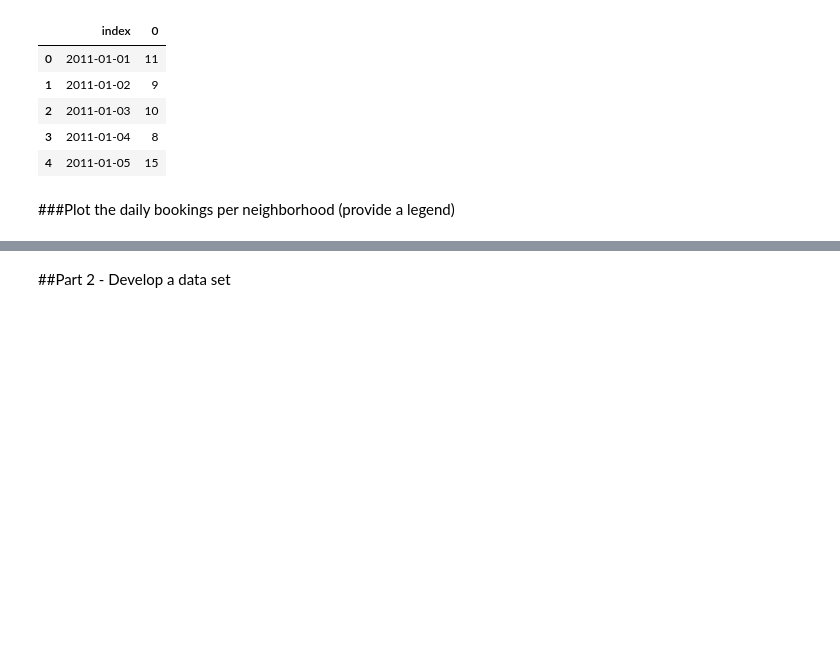
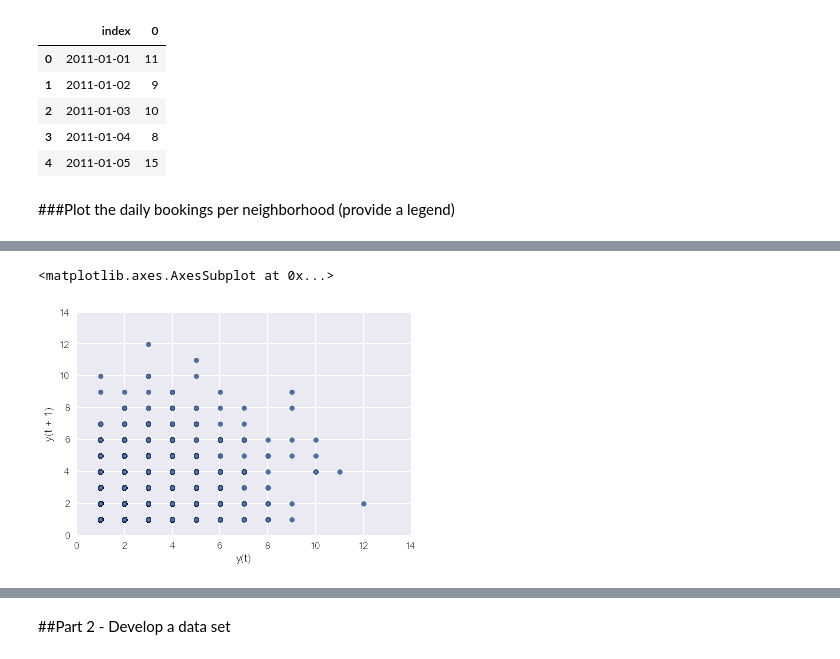
Before and after one commit to metasyn/DAT_SF_11, a Jupyter notebook: homeworks/hw1/hw1_soln.ipynb, the cells around one changed output, grey strips where cells are left out. Drawn from its saved outputs; the diff is of its cells as text; code cells hidden in the pictures; blank space fills up the shorter version.

```diff
--- a/homeworks/hw1/hw1_soln.ipynb
+++ b/homeworks/hw1/hw1_soln.ipynb
@@ -307,0 +296,9 @@ mrgd.groupby('neighborhood')
+# %%
+# Bleh, thats hard to read.
+
+# How random is it ?
+from pandas.tools.plotting import lag_plot
+lag_plot(neidate)
+# %% [output]
+<matplotlib.axes.AxesSubplot at 0x...>
+[figure, added]
```
Also changed, not shown: parts of 7 cells of this notebook.
